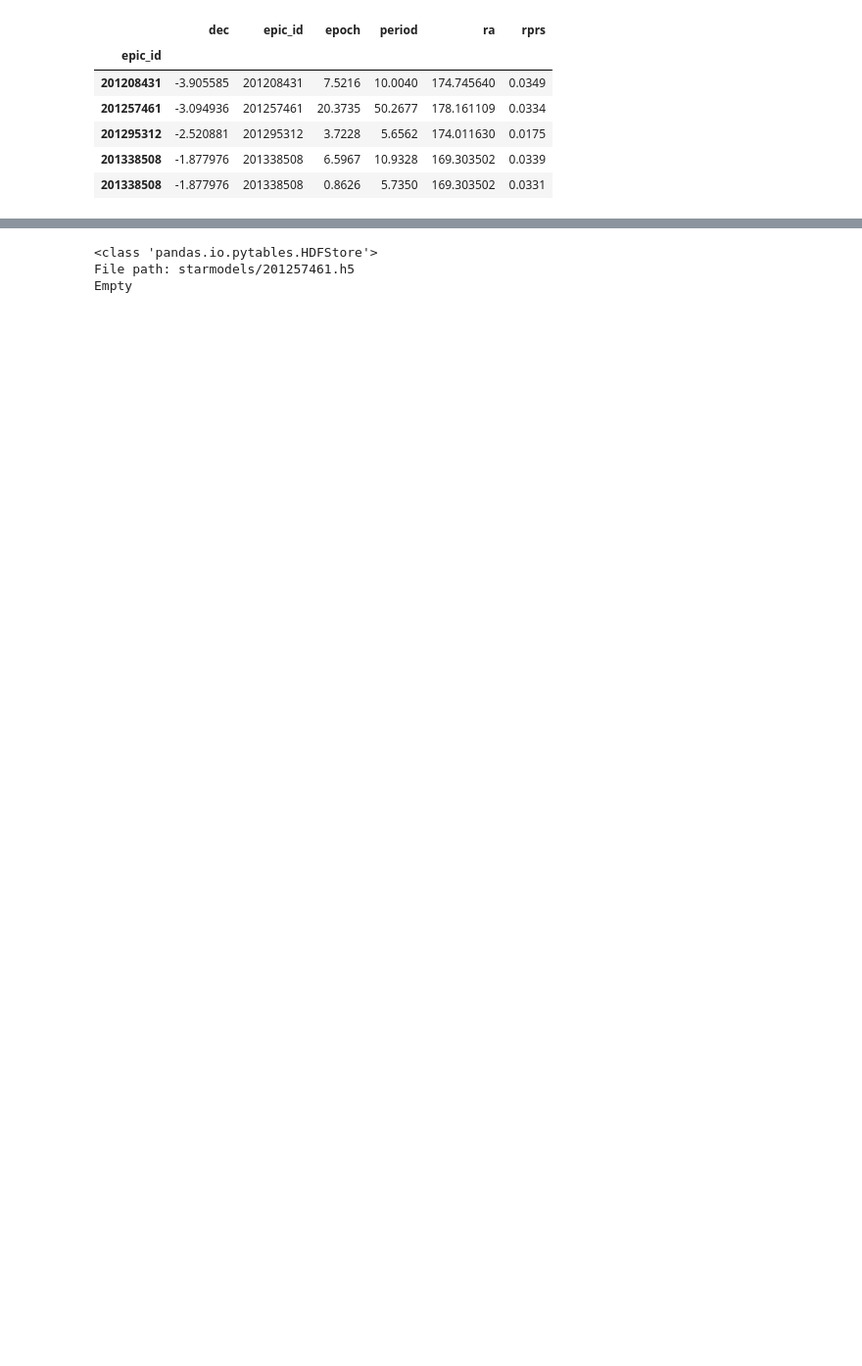
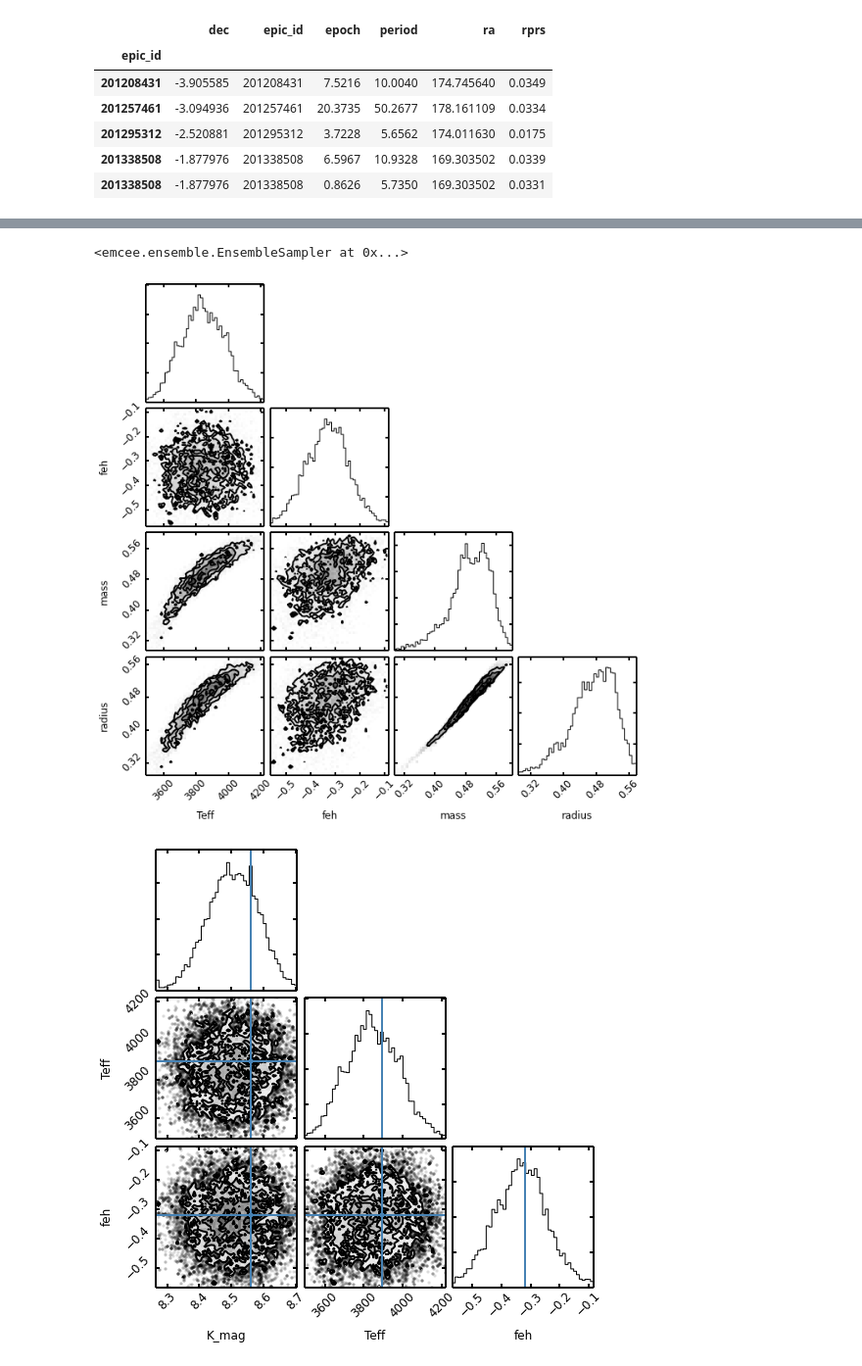
Before and after one commit to benmontet/k2-characterization, a Jupyter notebook: fpp/test.ipynb, the cells around one changed output, grey strips where cells are left out. Shown at 98% size. Saved outputs shown, nothing was run; the diff lists cells and outputs as text; code cells hidden in the pictures; blank space fills up the shorter version.

```diff
--- a/fpp/test.ipynb
+++ b/fpp/test.ipynb
@@ -41,2 +30,0 @@ from isochrones.starmodel import StarModel
-# %%
-mod2 = StarModel.load_hdf('starmodels/201208431.h5')
@@ -45,7 +30,0 @@ rm -f starmodels/*.h5
-# %%
-store = pd.HDFStore('starmodels/201257461.h5')
-store
-# %% [output]
-<class 'pandas.io.pytables.HDFStore'>
-File path: starmodels/201257461.h5
-Empty
@@ -53,0 +31,14 @@ mod = get_starmodel(201338508)
+# %%
+%matplotlib inline
+from isochrones.dartmouth import Dartmouth_Isochrone
+from isochrones.starmodel import StarModel
+dar = Dartmouth_Isochrone()
+mod_crossfield = StarModel(dar, Teff=(3896,189), feh=(-.32,.13), K=(8.56,0.1), max_distance=100)
+mod_crossfield.fit_mcmc()
+# %% [output]
+<emcee.ensemble.EnsembleSampler at 0x...>
+# %%
+mod_crossfield.triangle_plots();
+# %% [output]
+[figure, added]
+[figure, added]
```
Also changed, not shown: parts of 10 cells of this notebook, 4 other files.
